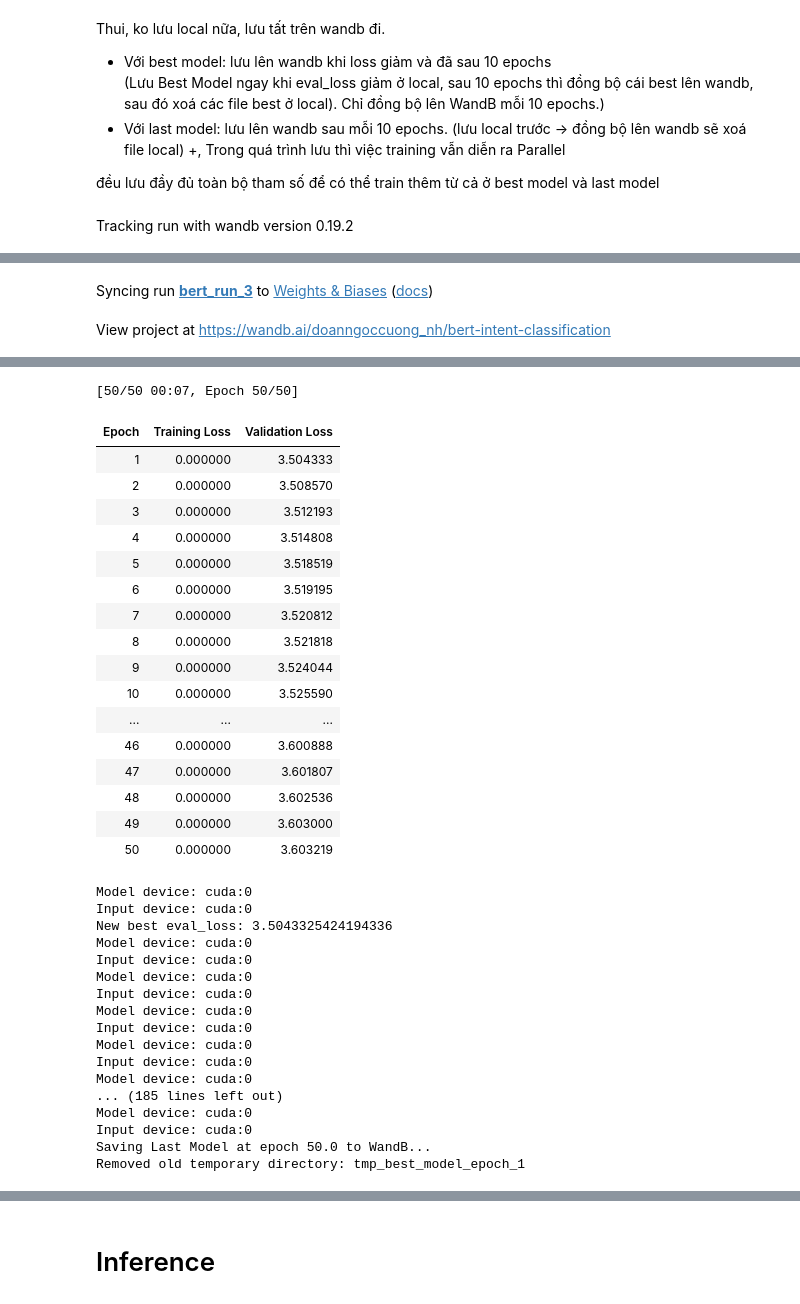
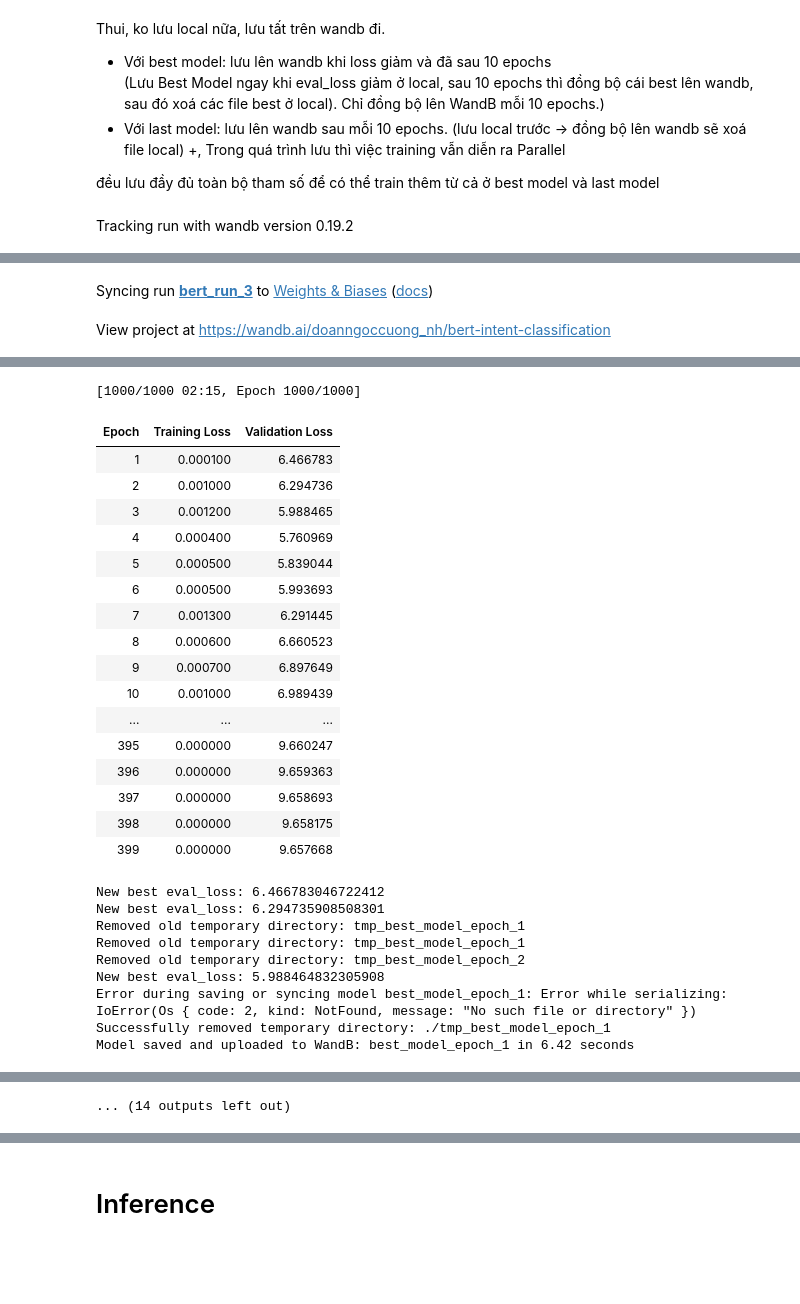
Before and after one commit to DoanNgocCuong/MiniProd_NLP2_IntentClassification_MappingFastResponse_T1_2025_StepUpEducation, a Jupyter notebook: src/colab_v1.2.4_SaveBestLastModelWandb.ipynb, the cells around one changed output, grey strips where cells are left out. Cells and saved outputs as stored; diff of their text form; code cells hidden in the pictures; blank space fills up the shorter version.

Commit message:
[update Colab training v1.2.4 - log BEST MODEL] - từ việc cứ là bội của 10 mới log BEST MODEL =-> THẤY CỨ SAI SAI => THÔI THÌ ĐẾN ĐÂU LOG LUÔN ĐẾN ĐẤY

```diff
--- a/src/colab_v1.2.4_SaveBestLastModelWandb.ipynb
+++ b/src/colab_v1.2.4_SaveBestLastModelWandb.ipynb
@@ -384,7 +583,7 @@ print("Test dataset:", test_dataset)
 
 # Truy cập mẫu cụ thể
 sample_train_dataset = train_dataset.select(range(8))  # Lấy 10 mẫu đầu tiên từ train
-sample_test_dataset = test_dataset.select(range(9))    # Lấy 10 mẫu đầu tiên từ test
+sample_test_dataset = test_dataset.select(range(5))    # Lấy 10 mẫu đầu tiên từ test
 
 print("Sample train dataset:", sample_train_dataset)
 print("Sample test dataset:", sample_test_dataset)
@@ -419,7 +626,7 @@ model_name = "bert-base-uncased"
 tokenizer = AutoTokenizer.from_pretrained(model_name, cache_dir = "huggingface")
 model = BERTIntentClassification(
     model_name=model_name,
-    num_classes=5
+    num_classes=6
 )
 model.freeze_bert() # Froze Layer BERT
 max_seq_length = 512
@@ -741,9 +939,9 @@ class TrainerCustom(Trainer):
         Subclass and override for custom behavior.
         """
 
-        # Kiểm tra thiết bị của mô hình và dữ liệu
-        print("Model device:", next(model.parameters()).device)
-        print("Input device:", inputs["input_ids"].device)
+        # # Kiểm tra thiết bị của mô hình và dữ liệu
+        # print("Model device:", next(model.parameters()).device)
+        # print("Input device:", inputs["input_ids"].device)
         if "labels" in inputs:
             labels = inputs.pop("labels")
         else:
@@ -832,10 +1030,9 @@ class TrainerCustom(Trainer):
             best_model_dir = f"./tmp_best_model_epoch_{int(self.state.epoch)}"
             self.save_model(best_model_dir)
 
-            # Đồng bộ lên WandB mỗi 10 epochs
-            if int(self.state.epoch) % self.save_every_n_epochs == 0:
-                artifact_name = f"best_model_epoch_{int(self.state.epoch)}"
-                self.async_save_model(best_model_dir, artifact_name, self.best_model_info)
+            # Đồng bộ lên WandB ngay
+            artifact_name = f"best_model_epoch_{int(self.state.epoch)}"
+            self.async_save_model(best_model_dir, artifact_name, self.best_model_info)
 
         return metrics
 
@@ -875,7 +1072,7 @@ training_args = TrainingArguments(
     learning_rate=2e-4,
     per_device_train_batch_size=128,
     per_device_eval_batch_size=128,
-    num_train_epochs=50,
+    num_train_epochs=1000,
     weight_decay=0.01,
     logging_dir="./logs",
     logging_strategy="steps",
@@ -884,7 +1081,7 @@ training_args = TrainingArguments(
     save_total_limit=3,
     label_names = ["labels"],
     report_to="wandb",
-    run_name="bert_run_3"
+    run_name="bert_run_100"
 )
 
 
@@ -914,6 +1111,8 @@ trainer = TrainerCustom(
 )
 
 trainer.train()
+
+
 wandb.finish()
 # %% [output]
 Tracking run with wandb version 0.19.2
@@ -928,35 +1125,27 @@ Input device: cuda:0
-[50/50 00:07, Epoch 50/50]
+[1000/1000 02:15, Epoch 1000/1000]
 | Epoch | Training Loss | Validation Loss |
-| 1 | 0.000000 | 3.504333 |
-| 2 | 0.000000 | 3.508570 |
-| 3 | 0.000000 | 3.512193 |
-| 4 | 0.000000 | 3.514808 |
-| 5 | 0.000000 | 3.518519 |
-| 6 | 0.000000 | 3.519195 |
-| 7 | 0.000000 | 3.520812 |
-| 8 | 0.000000 | 3.521818 |
-| 9 | 0.000000 | 3.524044 |
-| 10 | 0.000000 | 3.525590 |
+| 1 | 0.000100 | 6.466783 |
+| 2 | 0.001000 | 6.294736 |
+| 3 | 0.001200 | 5.988465 |
+| 4 | 0.000400 | 5.760969 |
+| 5 | 0.000500 | 5.839044 |
+| 6 | 0.000500 | 5.993693 |
+| 7 | 0.001300 | 6.291445 |
+| 8 | 0.000600 | 6.660523 |
+| 9 | 0.000700 | 6.897649 |
+| 10 | 0.001000 | 6.989439 |
 | ... | ... | ... |
-| 46 | 0.000000 | 3.600888 |
-| 47 | 0.000000 | 3.601807 |
-| 48 | 0.000000 | 3.602536 |
-| 49 | 0.000000 | 3.603000 |
-| 50 | 0.000000 | 3.603219 |
+| 395 | 0.000000 | 9.660247 |
+| 396 | 0.000000 | 9.659363 |
+| 397 | 0.000000 | 9.658693 |
+| 398 | 0.000000 | 9.658175 |
+| 399 | 0.000000 | 9.657668 |
-Model device: cuda:0
-Input device: cuda:0
-New best eval_loss: 3.5043325424194336
-Model device: cuda:0
-Input device: cuda:0
-Model device: cuda:0
-Input device: cuda:0
-Model device: cuda:0
-Input device: cuda:0
-Model device: cuda:0
-Input device: cuda:0
-Model device: cuda:0
-... (185 lines left out)
-Model device: cuda:0
-Input device: cuda:0
-Saving Last Model at epoch 50.0 to WandB...
+New best eval_loss: 6.466783046722412
+New best eval_loss: 6.294735908508301
 Removed old temporary directory: tmp_best_model_epoch_1
+Removed old temporary directory: tmp_best_model_epoch_1
+Removed old temporary directory: tmp_best_model_epoch_2
+New best eval_loss: 5.988464832305908
+Error during saving or syncing model best_model_epoch_1: Error while serializing: IoError(Os { code: 2, kind: NotFound, message: "No such file or directory" })
+Successfully removed temporary directory: ./tmp_best_model_epoch_1
+Model saved and uploaded to WandB: best_model_epoch_1 in 6.42 seconds
@@ -967,0 +1159 @@ Model saved and uploaded to WandB: last_model_epoch_50 in 13.87 seconds
+... (14 outputs left out)
```
Also changed, not shown: parts of 23 cells of this notebook.
